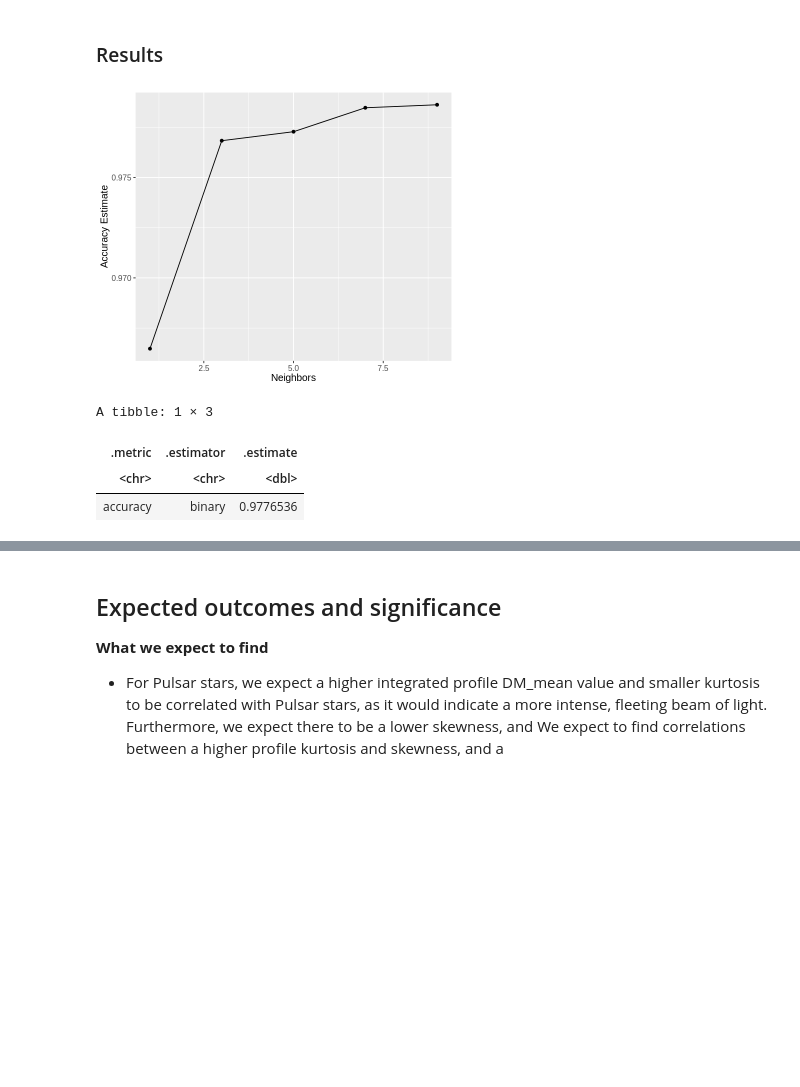
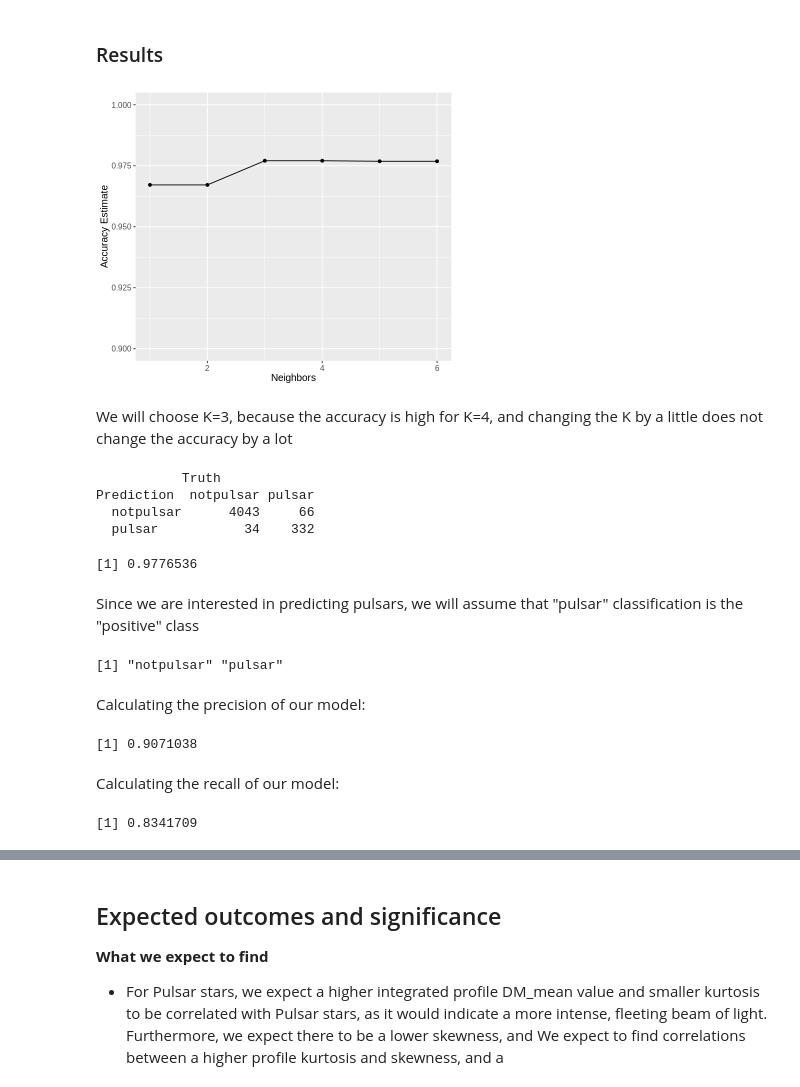
Before and after one commit to AkmDgreat/pulsar-classification-kNN, a Jupyter notebook: project.ipynb, the cells around one changed output, grey strips where cells are left out. Drawn from its saved outputs; the diff is of its cells as text; code cells hidden in the pictures; blank space fills up the shorter version.

Commit message:
added accuracy and recall

```diff
--- a/project.ipynb
+++ b/project.ipynb
@@ -239,7 +221,7 @@ knn_wkflw <- workflow() |>
   add_recipe(knn_recipe) |>
   add_model(knn_spec)
 
-gridvals <- tibble(neighbors = seq(from = 1, to = 10, by = 2))
+gridvals <- tibble(neighbors = seq(from = 1, to = 6, by = 1))
 
 knn_results <- workflow() |>
   add_recipe(knn_recipe) |>
@@ -252,13 +234,16 @@ accuracies <- knn_results |>
 # %%
 cross_val_plot <- ggplot(accuracies, aes(x = neighbors, y = mean)) +
   geom_point() +
   geom_line() +
   labs(x = "Neighbors", y = "Accuracy Estimate") +
+  ylim(0.90, 1) +
   theme(text = element_text(size = 12))
 
 cross_val_plot
 # %% [output]
-[figure, old version]
+[figure, new version]
+# %% [markdown]
+We will choose K=3, because the accuracy is high for K=4, and changing the K by a little does not change the accuracy by a lot
 # %%
 final_spec <- nearest_neighbor(weight_func = "rectangular", neighbors = 5) |>
     set_engine("kknn") |>
@@ -271,16 +256,45 @@ final_fit <- workflow() |>
 
 pulsar_predictions <- predict(final_fit, pulsar_test) |>
     bind_cols(pulsar_test)
-
-mnist_metrics <- pulsar_predictions |>
-    metrics(truth = Class, estimate = .pred_class) |>
-    filter(.metric == "accuracy")
-
-mnist_conf_mat <- pulsar_predictions |>
-     conf_mat(truth = Class, estimate = .pred_class)
-mnist_metrics
-# %% [output]
-A tibble: 1 × 3
-| .metric | .estimator | .estimate |
-| <chr> | <chr> | <dbl> |
-| accuracy | binary | 0.9776536 |
+# %%
+mnist_conf_mat <- pulsar_predictions |>
+     conf_mat(truth = Class, estimate = .pred_class)
+mnist_conf_mat
+# %% [output]
+           Truth
+Prediction  notpulsar pulsar
+  notpulsar      4043     66
+  pulsar           34    332
+# %%
+mnist_accuracy <- pulsar_predictions |>
+    metrics(truth = Class, estimate = .pred_class) |>
+    filter(.metric == "accuracy") |>
+    pull(.estimate)
+mnist_accuracy
+# %% [output]
+[1] 0.9776536
+# %% [markdown]
+Since we are interested in predicting pulsars, we will assume that "pulsar" classification is the "positive" class
+# %%
+pulsar_predictions |> pull(Class) |> levels()
+# %% [output]
+[1] "notpulsar" "pulsar"
+# %% [markdown]
+Calculating the precision of our model:
+# %%
+precision <- pulsar_predictions |>
+    precision(truth = Class, estimate = .pred_class, event_level = "second") |>
+    pull(.estimate)
+
+precision
+# %% [output]
+[1] 0.9071038
+# %% [markdown]
+Calculating the recall of our model:
+# %%
+recall <- pulsar_predictions |>
+    recall(truth = Class, estimate = .pred_class, event_level = "second") |>
+    pull(.estimate)
+recall
+# %% [output]
+[1] 0.8341709
```
Also changed, not shown: parts of 7 cells of this notebook.
